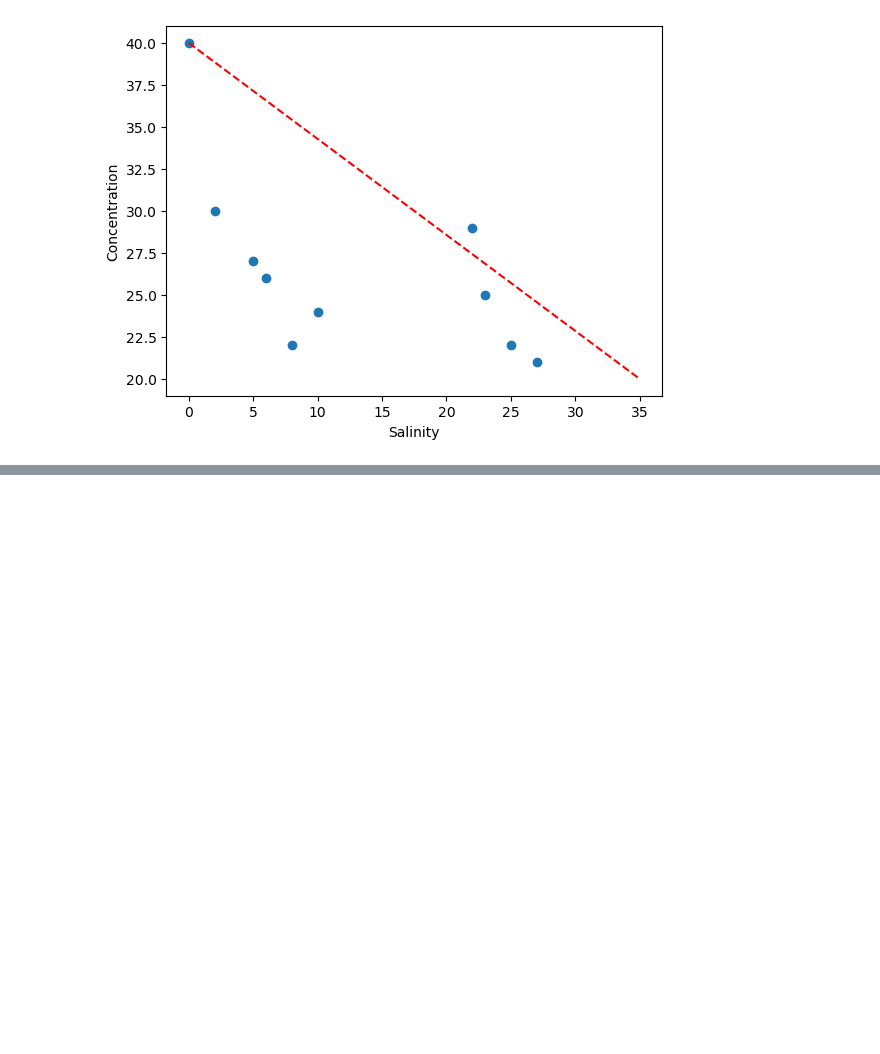
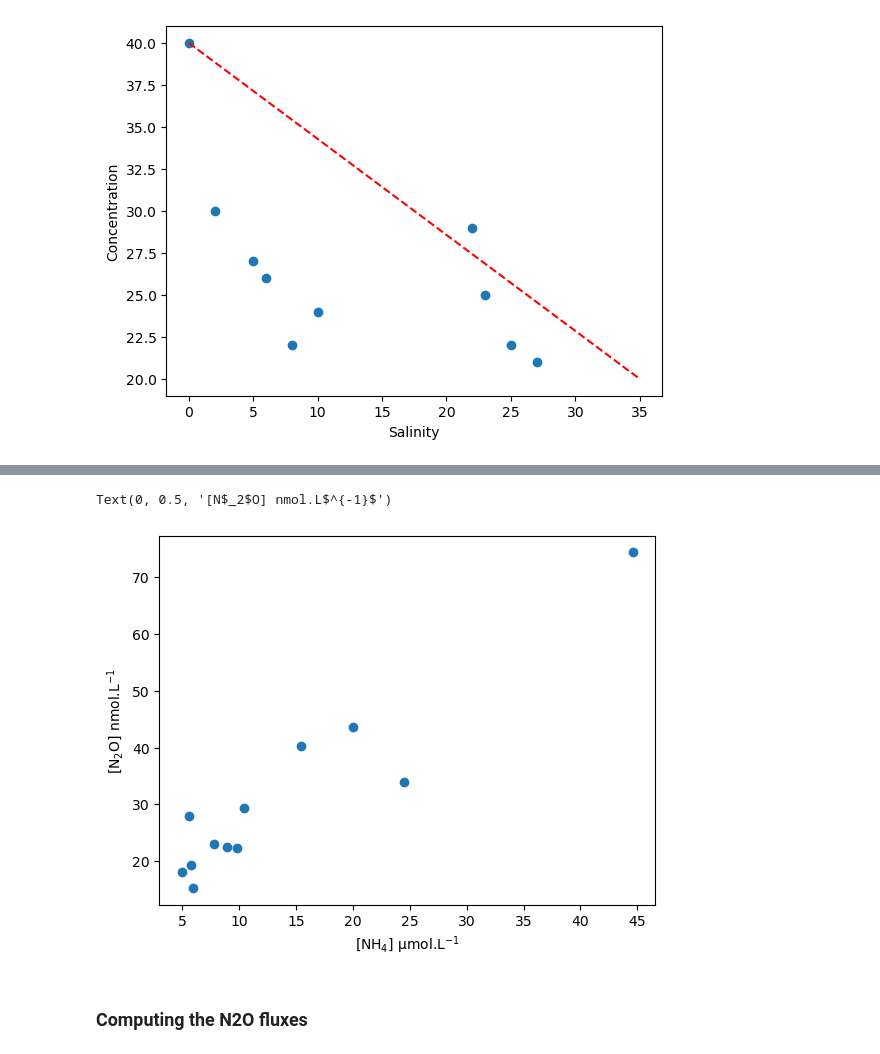
Before and after one commit to jgovoort/PlanktonOfSchelde, a Jupyter notebook: notebooks/SSM.ipynb, the cells around one changed output, grey strips where cells are left out. Cells and saved outputs as stored; diff of their text form; code cells hidden in the pictures; blank space fills up the shorter version.

```diff
--- a/notebooks/SSM.ipynb
+++ b/notebooks/SSM.ipynb
@@ -19,0 +182,9 @@ plt.show()
+# %%
+plt.scatter(NhmeasNan, NmeasNan)
+plt.xlabel('[NH$_4$] µmol.L$^{-1}$')
+plt.ylabel('[N$_2$O] nmol.L$^{-1}$')
+# %% [output]
+Text(0, 0.5, '[N$_2$O] nmol.L$^{-1}$')
+[figure, added]
+# %% [markdown]
+### Computing the N2O fluxes
```
Also changed, not shown: parts of 20 cells of this notebook, 4 other files.
